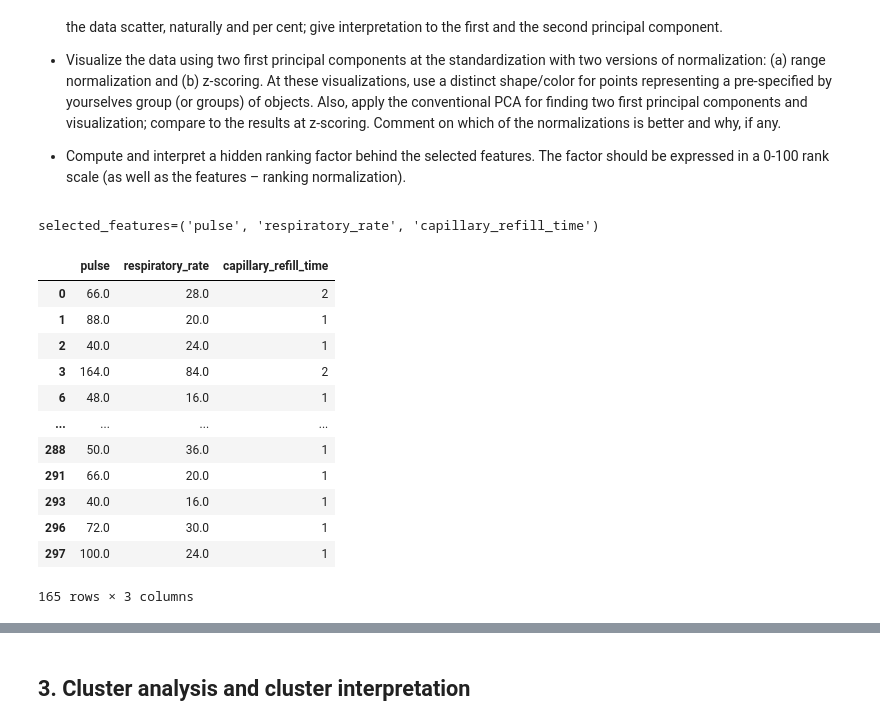
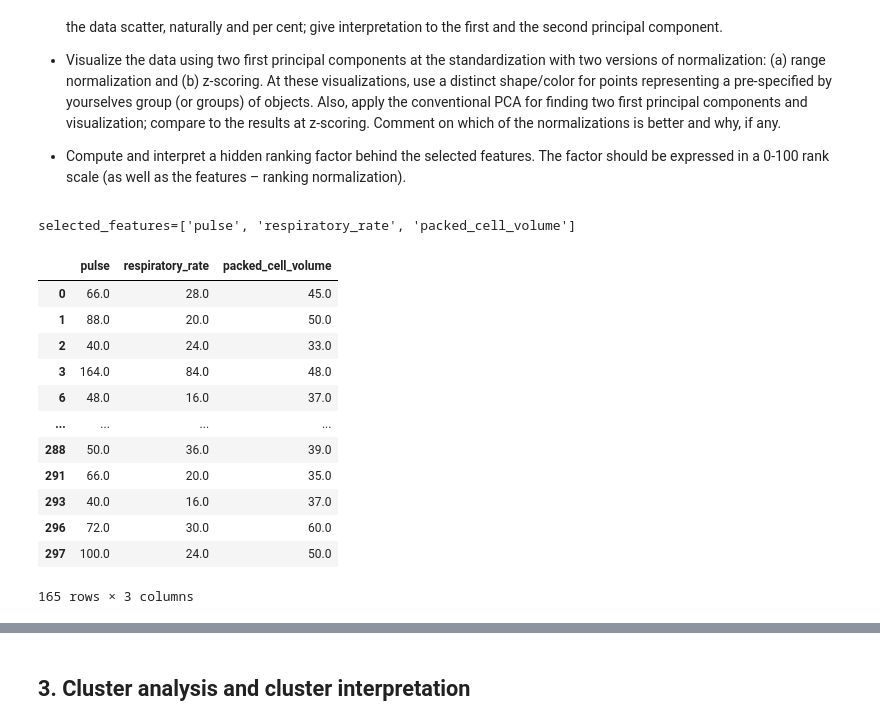
Before and after one commit to unrndm/DataAnalysis, a Jupyter notebook: Report.ipynb, the cells around one changed output, grey strips where cells are left out. Saved outputs shown, nothing was run; the diff lists cells and outputs as text; code cells hidden in the pictures.

```diff
--- a/Report.ipynb
+++ b/Report.ipynb
@@ -231,21 +231,22 @@ determinacy coefficient: 0.19
 
 * Compute and interpret a hidden ranking factor behind the selected features. The factor should be expressed in a 0-100 rank scale (as well as the features – ranking normalization).
 # %%
-selected_features = ("pulse", "respiratory_rate", "capillary_refill_time")
+selected_features = ["pulse", "respiratory_rate", "packed_cell_volume"]
 print(f"{selected_features=}")
-df[list(selected_features)]
+
+df[selected_features]
 # %% [output]
-selected_features=('pulse', 'respiratory_rate', 'capillary_refill_time')
+selected_features=['pulse', 'respiratory_rate', 'packed_cell_volume']
-|  | pulse | respiratory_rate | capillary_refill_time |
-| 0 | 66.0 | 28.0 | 2 |
-| 1 | 88.0 | 20.0 | 1 |
-| 2 | 40.0 | 24.0 | 1 |
-| 3 | 164.0 | 84.0 | 2 |
-| 6 | 48.0 | 16.0 | 1 |
+|  | pulse | respiratory_rate | packed_cell_volume |
+| 0 | 66.0 | 28.0 | 45.0 |
+| 1 | 88.0 | 20.0 | 50.0 |
+| 2 | 40.0 | 24.0 | 33.0 |
+| 3 | 164.0 | 84.0 | 48.0 |
+| 6 | 48.0 | 16.0 | 37.0 |
 | ... | ... | ... | ... |
-| 288 | 50.0 | 36.0 | 1 |
-| 291 | 66.0 | 20.0 | 1 |
-| 293 | 40.0 | 16.0 | 1 |
-| 296 | 72.0 | 30.0 | 1 |
-| 297 | 100.0 | 24.0 | 1 |
+| 288 | 50.0 | 36.0 | 39.0 |
+| 291 | 66.0 | 20.0 | 35.0 |
+| 293 | 40.0 | 16.0 | 37.0 |
+| 296 | 72.0 | 30.0 | 60.0 |
+| 297 | 100.0 | 24.0 | 50.0 |
 165 rows × 3 columns
```
Also changed, not shown: parts of 25 cells of this notebook.
